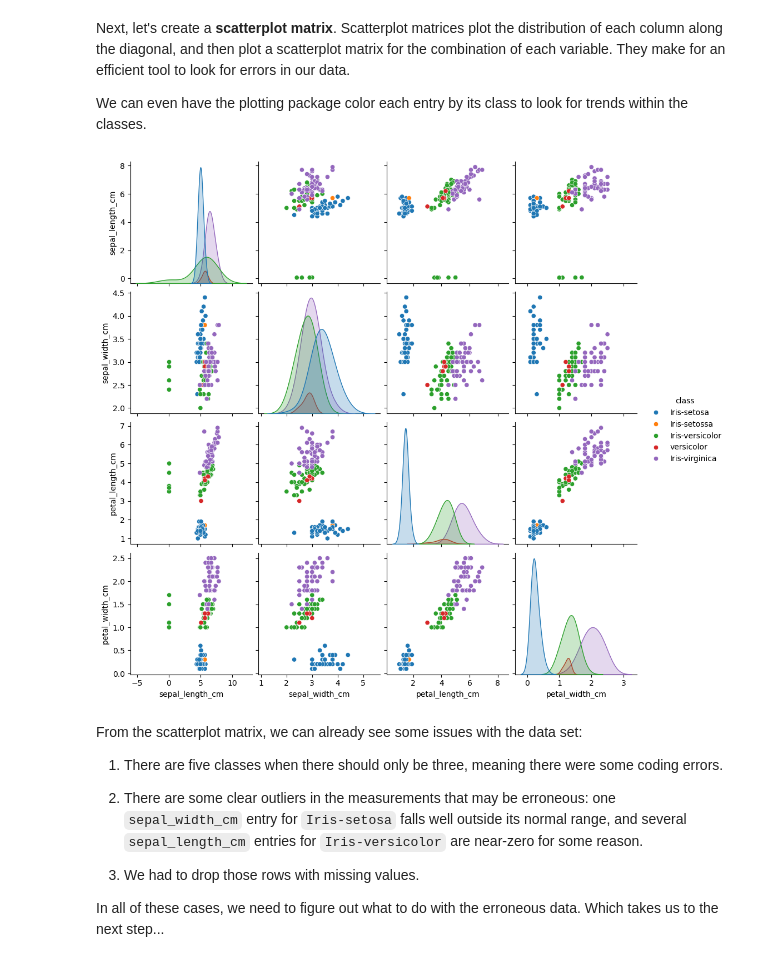
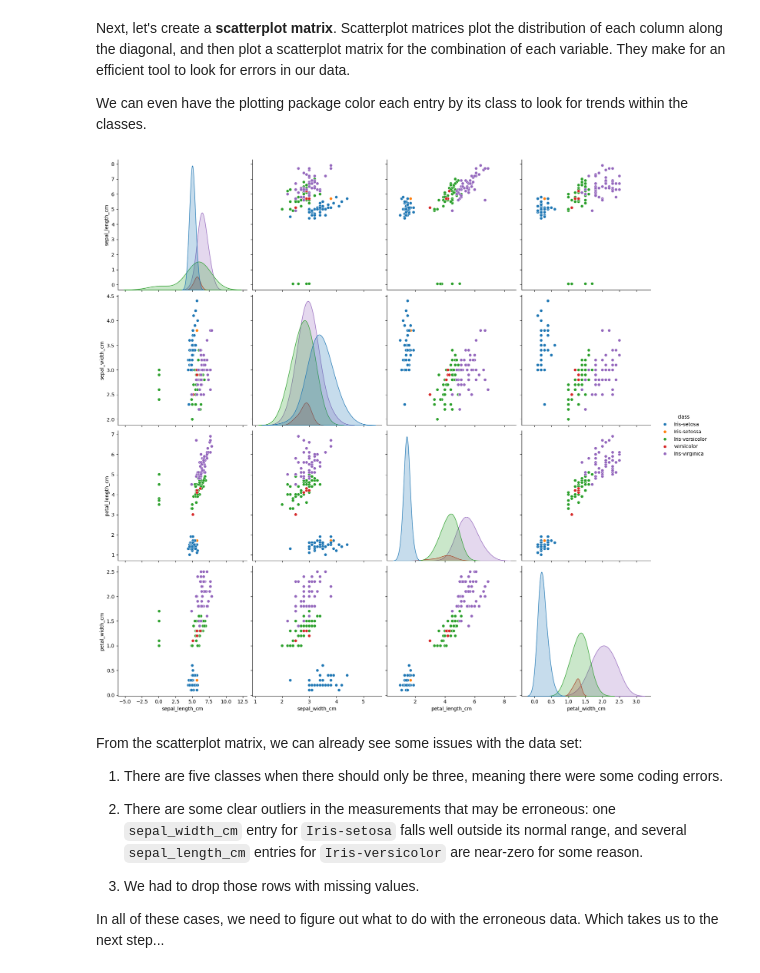
Before and after one commit to jrgreen7/SYSC4906, a Jupyter notebook: W2025/Tutorials/Tutorial-2_PrototypicalMachineLearningNotebook.ipynb, the cells around one changed output. Drawn from its saved outputs; the diff is of its cells as text; code cells hidden in the pictures.

```diff
--- a/W2025/Tutorials/Tutorial-2_PrototypicalMachineLearningNotebook.ipynb
+++ b/W2025/Tutorials/Tutorial-2_PrototypicalMachineLearningNotebook.ipynb
@@ -223,12 +227,12 @@ We can even have the plotting package color each entry by its class to look for
 # %%
 # We have to temporarily drop the rows with 'NA' values
 # because the Seaborn plotting function does not know
 # what to do with them
-sb.pairplot(iris_data.dropna(), hue='class', diag_kws={'bw_method': 0.9}, height=2.5)
+sb.pairplot(iris_data.dropna(), hue='class', diag_kws={'bw_method': 0.9}, height=4)
 plt.show()
 # NOTE (F20): statsmodels==0.11.1,seaborn==0.10.0, requires specification of a float value for the KDE bandwidth for the diagonal)
 # %% [output]
-[figure, old version]
+[figure, new version]
 # %% [markdown]
 From the scatterplot matrix, we can already see some issues with the data set:
 
```
Also changed, not shown: parts of 15 cells of this notebook, 2 other files.
